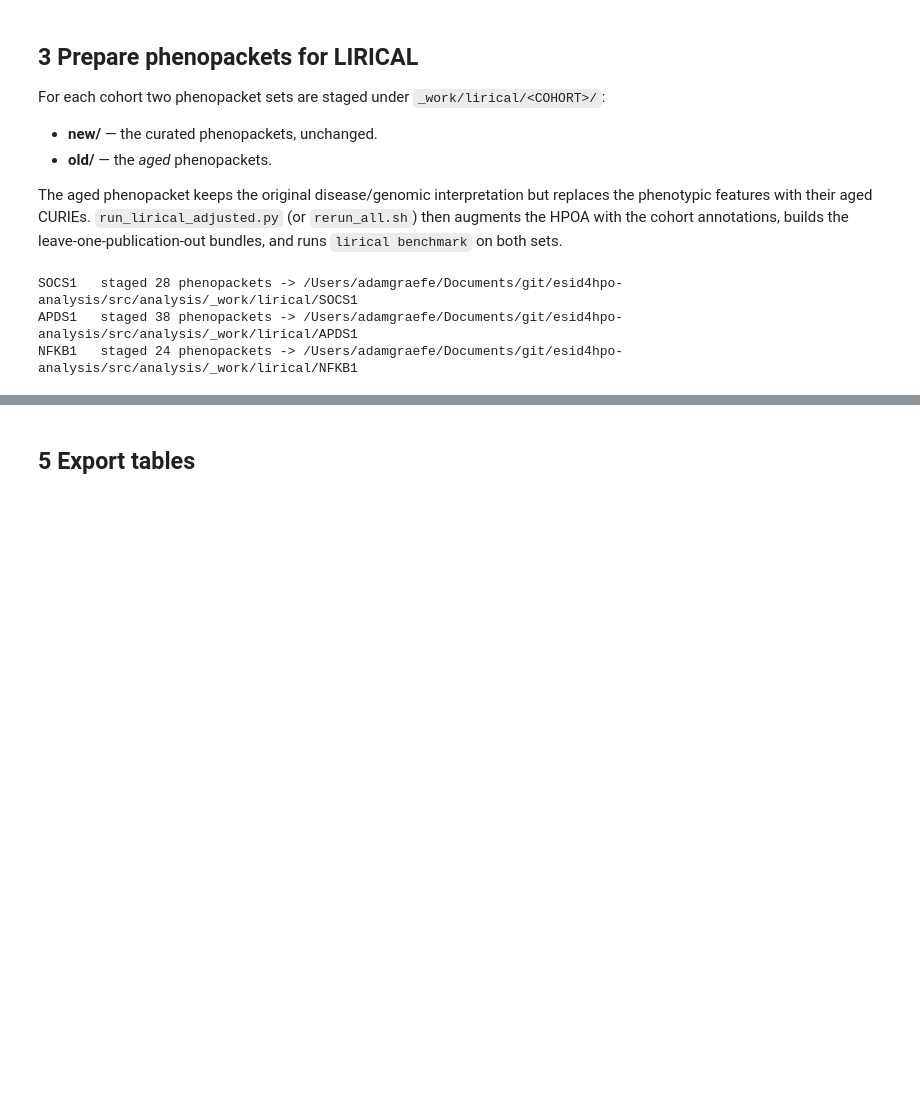
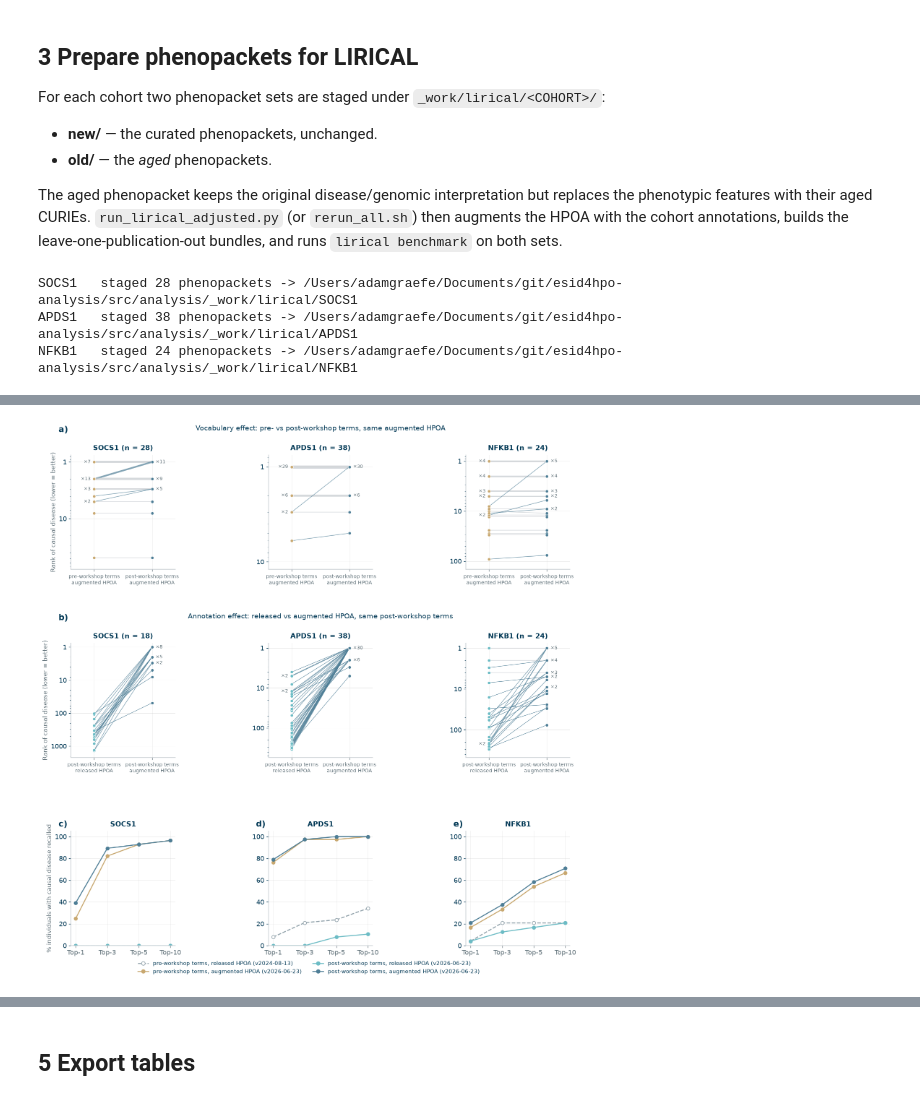
Before and after one commit to P2GX/esid4hpo-analysis, a Jupyter notebook: src/analysis/esid4hpo_analysis.ipynb, the cells around one changed output, grey strips where cells are left out. Drawn from its saved outputs; the diff is of its cells as text; code cells hidden in the pictures; blank space fills up the shorter version.

```diff
--- a/src/analysis/esid4hpo_analysis.ipynb
+++ b/src/analysis/esid4hpo_analysis.ipynb
@@ -825 +1035,43 @@ else:
+# %%
+# Figure 4 (revised): A vocabulary effect and B annotation effect as slopegraphs per cohort
+# (same style as the headline comparison in the Supplementary Figure), C-E top-k recall per
+# cohort under all four conditions. Legends sit below the panels.
+if not df_cond.empty:
+    if "_f3style" in globals():
+        _f3style()          # manuscript style shared with Figures 1 and 3
+    ncoh = len(ACTIVE)
+    fig, axes = plt.subplots(3, ncoh, figsize=(4.2 * ncoh, 12.6), squeeze=False)
+    for row, cmp in enumerate(("vocab", "corpus")):
+        pre, post = COMPARISONS[cmp]
+        for ax, c in zip(axes[row], ACTIVE):
+            plot_rank_slope(pre, post, c.name, ax=ax)
+        for ax in axes[row][1:]:
+            ax.set_ylabel("")
+    for i, (ax, c) in enumerate(zip(axes[2], ACTIVE)):
+        plot_topk_recall_facet(df_cond, c.name, ax=ax, legend=False)
+        if i:
+            ax.set_ylabel("")
+    ROW_HEADING = {0: "Vocabulary effect: pre- vs post-workshop terms, same augmented HPOA",
+                   1: "Annotation effect: released vs augmented HPOA, same post-workshop terms"}
+    for row, heading in ROW_HEADING.items():
+        axes[row][ncoh // 2].text(.5, 1.2, heading, transform=axes[row][ncoh // 2].transAxes,
+                                  ha="center", va="bottom", fontsize=11.5, color="#003754")
+    for row, letter in zip((0, 1), ("a)", "b)")):
+        axes[row][0].text(-.12, 1.2, letter, transform=axes[row][0].transAxes,
+                          fontsize=14, fontweight="bold", color="#003754")
+    for ax, letter in zip(axes[2], ("c)", "d)", "e)")):
+        ax.text(-.12, 1.04, letter, transform=ax.transAxes, fontsize=14, fontweight="bold", color="#003754")
+    handles = [mpl.lines.Line2D([], [], color=COND_COLOR[c], marker="o",
+                                ls="--" if c == "old_x_old_stock" else "-",
+                                mfc="white" if c == "old_x_old_stock" else COND_COLOR[c],
+                                label=COND_LABEL[c].replace(chr(10), ", "))
+               for c in CONDITIONS if (df_cond.condition == c).any()]
+    fig.legend(handles=handles, loc="lower center", ncol=2, fontsize=9, bbox_to_anchor=(.5, -.03))
+    fig.tight_layout(h_pad=4.0)
+    for ext in ("png", "pdf", "svg"):
+        fig.savefig(FPATH_FIGS / f"fig4_lirical_decomposition.{ext}", bbox_inches="tight")
+else:
+    print("No LIRICAL results loaded yet.")
+# %% [output]
+[figure, added]
 # %%
```
Also changed, not shown: parts of 8 cells of this notebook, 18 other files.
